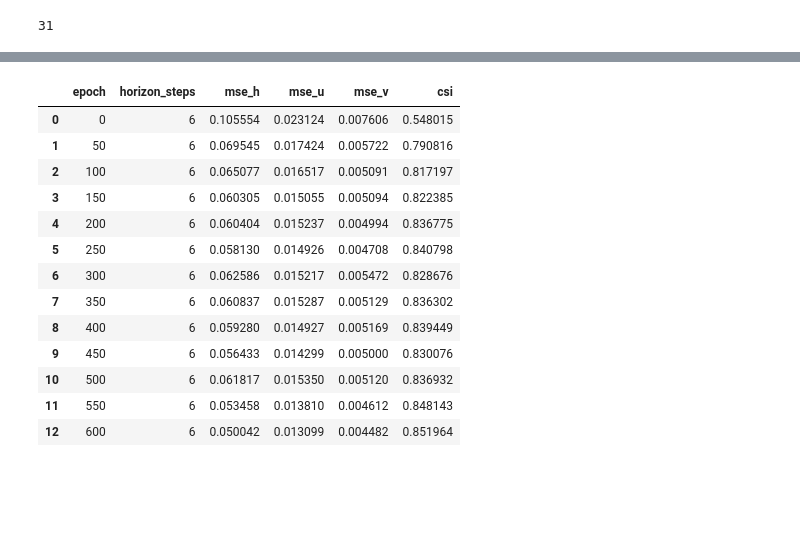
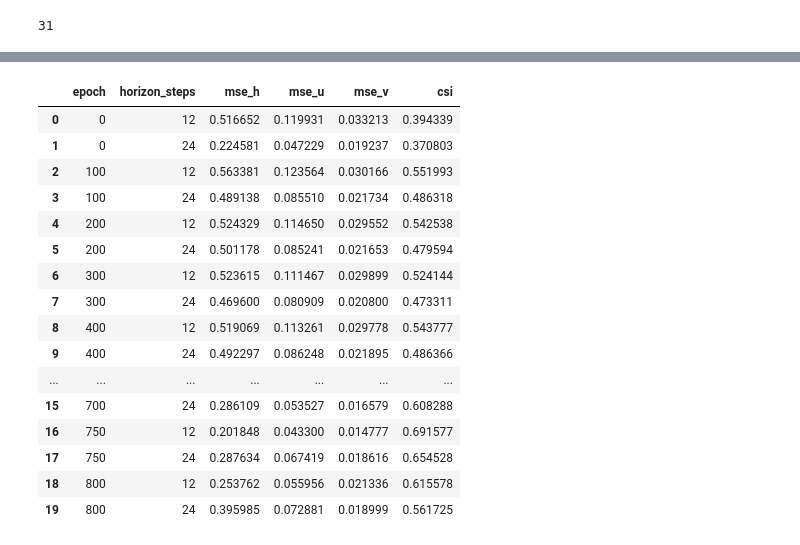
Before and after one commit to vmerc/gnn_modulus_test, a Jupyter notebook: jupyter/eval_checkpoints_minimal.ipynb, the cells around one changed output, grey strips where cells are left out. Saved outputs shown, nothing was run; the diff lists cells and outputs as text; code cells hidden in the pictures; blank space fills up the shorter version.

```diff
--- a/jupyter/eval_checkpoints_minimal.ipynb
+++ b/jupyter/eval_checkpoints_minimal.ipynb
@@ -33,11 +33,18 @@ device(type='cuda')
 DATA_DIR = "/work/m24046/m24046mrcr/paper/Experience2/Multimesh_8_32.bin"
 DYNAMIC_DIR = [
     "/work/m24046/m24046mrcr/results_data_30min_35_70_maillagex8/Group_1_peak_2600_Group_1_peak_2600_0_0-80_interpolated.pkl",
+    "/work/m24046/m24046mrcr/results_data_30min_35_70_maillagex8/Group_2_peak_1000_Group_2_peak_1000_0_0-80_interpolated.pkl",
+    "/work/m24046/m24046mrcr/results_data_30min_35_70_maillagex8/Group_2_peak_1200_Group_2_peak_1200_0_0-80_interpolated.pkl",
+    "/work/m24046/m24046mrcr/results_data_30min_35_70_maillagex8/Group_2_peak_1600_Group_2_peak_1600_0_0-80_interpolated.pkl",
+    "/work/m24046/m24046mrcr/results_data_30min_35_70_maillagex8/Group_4_peak_2000_Group_4_peak_2000_0_0-80_interpolated.pkl",
+    "/work/m24046/m24046mrcr/results_data_30min_35_70_maillagex8/Group_1_peak_1200_Group_1_peak_1200_0_0-80_interpolated.pkl",
+    "/work/m24046/m24046mrcr/results_data_30min_35_70_maillagex8/Group_1_peak_2400_Group_1_peak_2400_0_0-80_interpolated.pkl",
+    "/work/m24046/m24046mrcr/results_data_30min_35_70_maillagex8/Group_3_peak_3400_Group_3_peak_3400_0_0-80_interpolated.pkl",
 ]
 
 # Dossier checkpoints (contient node_stats.json / edge_stats.json + checkpoint.*.pt)
-CKPT_DIR = "/work/m24046/m24046mrcr/paper/Experience2/Seed0/"
-CHECKPOINT_EPOCHS = [0, 50,100,150,200,250,300,350,400,450,500,550,600]  # epochs à évaluer (ex: 0, 40, 80, ...)
+CKPT_DIR = "/work/m24046/m24046mrcr/paper/Experience4/Seed0/"
+CHECKPOINT_EPOCHS = [0,100,200,300,400,500,600,700,750,770,800]  # epochs à évaluer (ex: 0, 40, 80, ...)
 
 # Paramètres modèle (cohérents avec l'entraînement)
 NUM_INPUT_FEATURES = 9
@@ -48,7 +55,7 @@ DO_CONCAT_TRICK = True
 NUM_PROCESSOR_CHECKPOINT_SEGMENTS = 0
 
 # Horizons (en pas de 30 min)
-HORIZONS_STEPS = [1]#, 6, 12, 24]   # 30 min, 3h, 6h, 12h
+HORIZONS_STEPS = [12,24]#, 24]   # 30 min, 3h, 6h, 12h
 
 # Nombre de séquences à évaluer (prend les premières)
 MAX_SEQUENCES = 205
@@ -242,35 +251,38 @@ plot_curves(metrics, HORIZONS_STEPS)
 # %%
 import pandas as pd
 
 rows = []
 for ep, res in metrics.items():
     for h, vals in res.items():
         mse_mean = vals.get("mse_mean", [np.nan, np.nan, np.nan])
         rows.append({
             "epoch": ep,
             "horizon_steps": h,
             "mse_h": mse_mean[0],
             "mse_u": mse_mean[1],
             "mse_v": mse_mean[2],
             "csi": vals.get("csi_mean", np.nan),
         })
 
 df = pd.DataFrame(rows)
-csv_path = "metrics_export.csv"  # adapte le chemin si besoin
+csv_path = "/work/m24046/m24046mrcr/paper/Experience4.csv"  # adapte le chemin si besoin
 df.to_csv(csv_path, index=False)
 df
 # %% [output]
 |  | epoch | horizon_steps | mse_h | mse_u | mse_v | csi |
-| 0 | 0 | 6 | 0.105554 | 0.023124 | 0.007606 | 0.548015 |
-| 1 | 50 | 6 | 0.069545 | 0.017424 | 0.005722 | 0.790816 |
-| 2 | 100 | 6 | 0.065077 | 0.016517 | 0.005091 | 0.817197 |
-| 3 | 150 | 6 | 0.060305 | 0.015055 | 0.005094 | 0.822385 |
-| 4 | 200 | 6 | 0.060404 | 0.015237 | 0.004994 | 0.836775 |
-| 5 | 250 | 6 | 0.058130 | 0.014926 | 0.004708 | 0.840798 |
-| 6 | 300 | 6 | 0.062586 | 0.015217 | 0.005472 | 0.828676 |
-| 7 | 350 | 6 | 0.060837 | 0.015287 | 0.005129 | 0.836302 |
-| 8 | 400 | 6 | 0.059280 | 0.014927 | 0.005169 | 0.839449 |
-| 9 | 450 | 6 | 0.056433 | 0.014299 | 0.005000 | 0.830076 |
-| 10 | 500 | 6 | 0.061817 | 0.015350 | 0.005120 | 0.836932 |
-| 11 | 550 | 6 | 0.053458 | 0.013810 | 0.004612 | 0.848143 |
-| 12 | 600 | 6 | 0.050042 | 0.013099 | 0.004482 | 0.851964 |
+| 0 | 0 | 12 | 0.516652 | 0.119931 | 0.033213 | 0.394339 |
+| 1 | 0 | 24 | 0.224581 | 0.047229 | 0.019237 | 0.370803 |
+| 2 | 100 | 12 | 0.563381 | 0.123564 | 0.030166 | 0.551993 |
+| 3 | 100 | 24 | 0.489138 | 0.085510 | 0.021734 | 0.486318 |
+| 4 | 200 | 12 | 0.524329 | 0.114650 | 0.029552 | 0.542538 |
+| 5 | 200 | 24 | 0.501178 | 0.085241 | 0.021653 | 0.479594 |
+| 6 | 300 | 12 | 0.523615 | 0.111467 | 0.029899 | 0.524144 |
+| 7 | 300 | 24 | 0.469600 | 0.080909 | 0.020800 | 0.473311 |
+| 8 | 400 | 12 | 0.519069 | 0.113261 | 0.029778 | 0.543777 |
+| 9 | 400 | 24 | 0.492297 | 0.086248 | 0.021895 | 0.486366 |
+| ... | ... | ... | ... | ... | ... | ... |
+| 15 | 700 | 24 | 0.286109 | 0.053527 | 0.016579 | 0.608288 |
+| 16 | 750 | 12 | 0.201848 | 0.043300 | 0.014777 | 0.691577 |
+| 17 | 750 | 24 | 0.287634 | 0.067419 | 0.018616 | 0.654528 |
+| 18 | 800 | 12 | 0.253762 | 0.055956 | 0.021336 | 0.615578 |
+| 19 | 800 | 24 | 0.395985 | 0.072881 | 0.018999 | 0.561725 |
```
Also changed, not shown: parts of 3 cells of this notebook, 6 other files.
